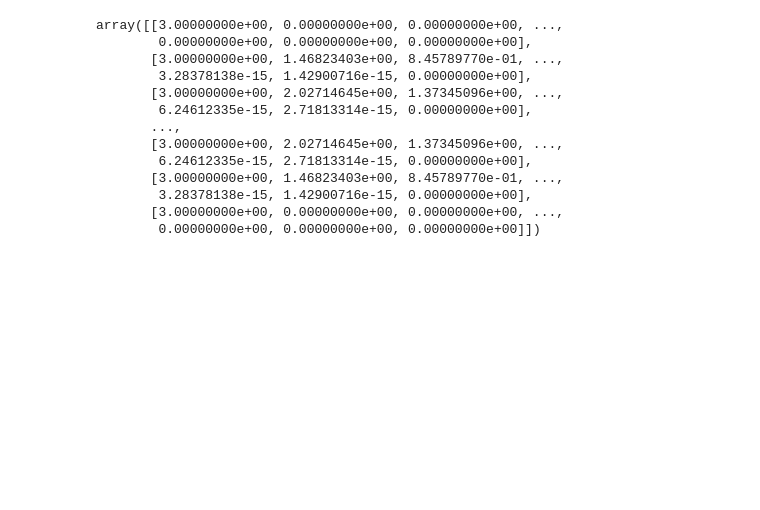
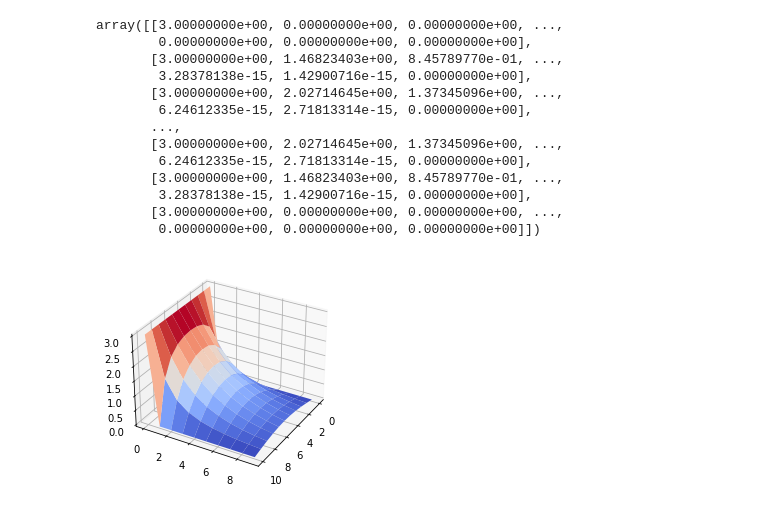
Before and after one commit to bparazin/electro-final-project, a Jupyter notebook: Relaxation.ipynb, the cells around one changed output. Cells and saved outputs as stored; diff of their text form; code cells hidden in the pictures; blank space fills up the shorter version.

Commit message:
added function to visualize the data

```diff
--- a/Relaxation.ipynb
+++ b/Relaxation.ipynb
@@ -142,3 +195,7 @@ array([[3.00000000e+00, 0.00000000e+00, 0.00000000e+00, ...,
         3.28378138e-15, 1.42900716e-15, 0.00000000e+00],
        [3.00000000e+00, 0.00000000e+00, 0.00000000e+00, ...,
         0.00000000e+00, 0.00000000e+00, 0.00000000e+00]])
+# %%
+space_plot(result, 91, True, True, angle = 30, z_max = 10)
+# %% [output]
+[figure, added]
```
Also changed, not shown: parts of 5 cells of this notebook.
